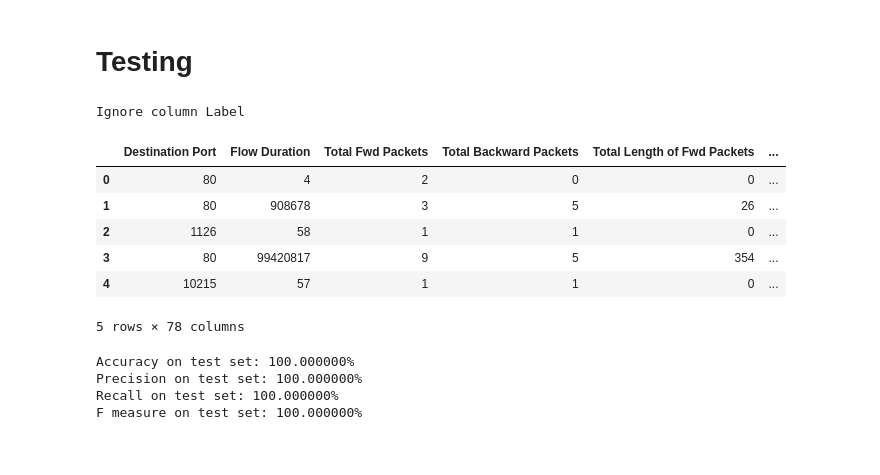
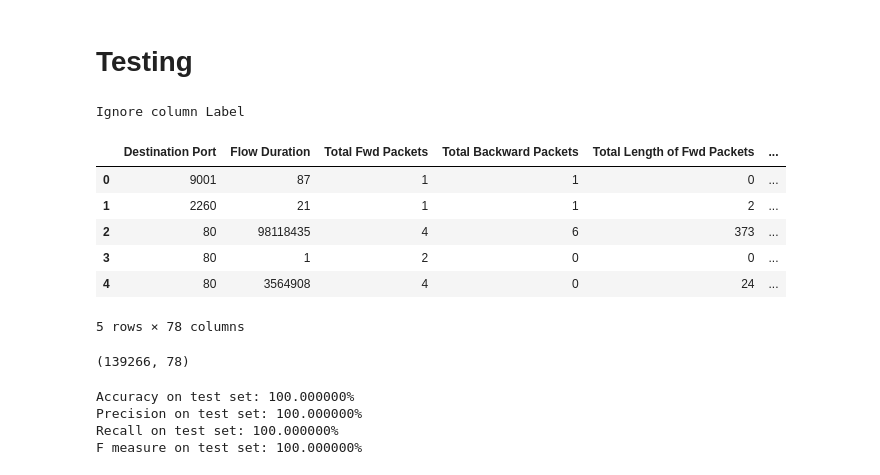
Before and after one commit to CyBearStudio/NeuralNetworkNSL-KDD, a Jupyter notebook: NeuralNetworks.ipynb, the cells around one changed output. Drawn from its saved outputs; the diff is of its cells as text; code cells hidden in the pictures.

```diff
--- a/NeuralNetworks.ipynb
+++ b/NeuralNetworks.ipynb
@@ -15,7 +15,7 @@ Define a data loading function, categorical variables are converted into numeric
 import os
 os.environ['KMP_DUPLICATE_LIB_OK'] = 'True'
 
-def load_data(file_path, reduce = False, cols=None):
+def load_data(file_path, cols=None):
 
     data = pd.read_csv(file_path)
 
@@ -37,23 +37,8 @@ def load_data(file_path, reduce = False, cols=None):
 
     """
 
-    #Reduce the number of benign frames to increase recall
-
-    if reduce :
-        L = []
-        count = 0
-        for i, row in data.iterrows():
-            if  count ==10 :
-                count = 0
-            elif  row[' Label']  == "BENIGN":
-                ++count
-                L.append(i)
-        data.drop(L,inplace=True)
-
-
-
     for col in data.columns:
-        if(col == " Label") : print("Ignore column Label")
+        if(col == ' Label') : print("Ignore column Label")
 
         else : data = data.loc[(data[col] < np.finfo(np.float64).max )]
 
@@ -286,17 +264,21 @@ F measure on training set: 100.000000%
 # %% [markdown]
 # Testing
 # %%
-test_data, test_labels = load_data('test_IDS2017.csv',reduce=True)
+test_data, test_labels = load_data('test_reduced_IDS2017.csv')
 test_data.head()
 # %% [output]
 Ignore column Label
 |  | Destination Port | Flow Duration | Total Fwd Packets | Total Backward Packets | Total Length of Fwd Packets | ... |
-| 0 | 80 | 4 | 2 | 0 | 0 | ... |
-| 1 | 80 | 908678 | 3 | 5 | 26 | ... |
-| 2 | 1126 | 58 | 1 | 1 | 0 | ... |
-| 3 | 80 | 99420817 | 9 | 5 | 354 | ... |
-| 4 | 10215 | 57 | 1 | 1 | 0 | ... |
+| 0 | 9001 | 87 | 1 | 1 | 0 | ... |
+| 1 | 2260 | 21 | 1 | 1 | 2 | ... |
+| 2 | 80 | 98118435 | 4 | 6 | 373 | ... |
+| 3 | 80 | 1 | 2 | 0 | 0 | ... |
+| 4 | 80 | 3564908 | 4 | 0 | 24 | ... |
 5 rows × 78 columns
+# %%
+print(test_data.shape)
+# %% [output]
+(139266, 78)
 # %%
 test_preds = test_clf(test_data, test_labels, clf)
 # %% [output]
```
Also changed, not shown: parts of 7 cells of this notebook.
